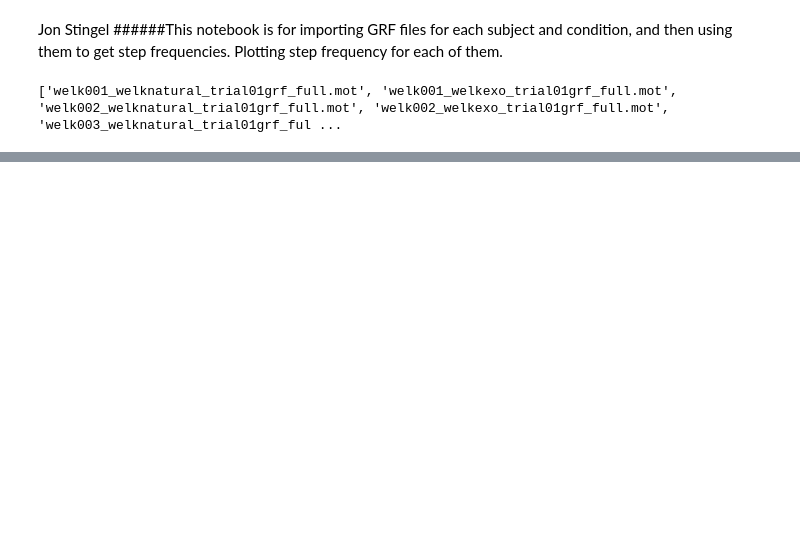
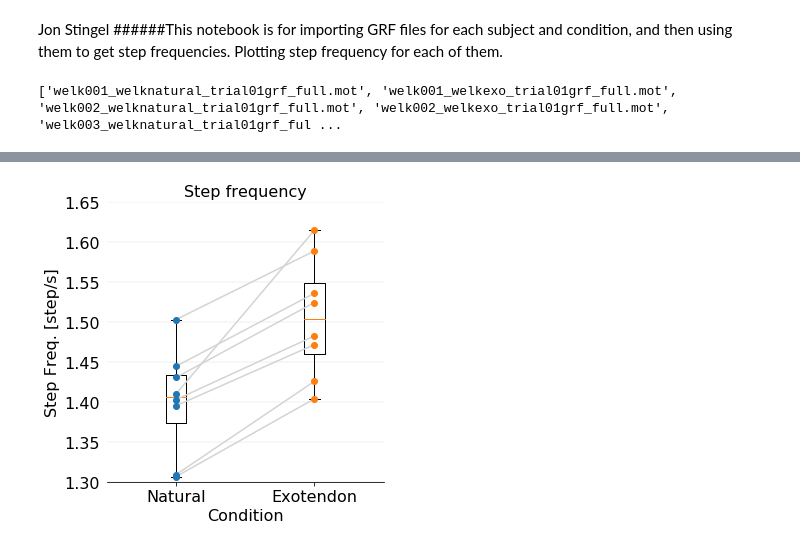
Before and after one commit to stingjp/muscleEnergyModel, a Jupyter notebook: grfToStepFrequency.ipynb, the cells around one changed output, grey strips where cells are left out. Drawn from its saved outputs; the diff is of its cells as text; code cells hidden in the pictures; blank space fills up the shorter version.

```diff
--- a/grfToStepFrequency.ipynb
+++ b/grfToStepFrequency.ipynb
@@ -118,0 +129,49 @@ print(stride_df)
+# %%
+
+# set up data
+natural_steps = np.array(stride_df[stride_df['condname'] == 'welknatural']['stridefreq'])
+exo_steps = np.array(stride_df[stride_df['condname'] == 'welkexo']['stridefreq'])
+# %%
+# figure out how to plot stride frequencies (percents or just each one)
+# gotta be percents sincea everyone is different
+fig, ax = plt.subplots(figsize=(5,5))
+
+# remove borders except bottom
+ax.spines['top'].set_visible(False)
+ax.spines['right'].set_visible(False)
+ax.spines['left'].set_visible(False)
+
+# Remove y-axis tick marks
+ax.yaxis.set_ticks_position('none')
+
+# Add major gridlines in the y-axis
+ax.grid(color='grey', axis='y', linestyle='-', linewidth=0.25, alpha=0.5)
+
+# set title
+ax.set_title('Step frequency', fontsize=16)
+ax.set_ylim([1.30,1.65])
+ax.set_ylabel('Step Freq. [step/s]', fontsize=16)
+ax.set_xlabel('Condition', fontsize=16)
+
+ax.tick_params(axis='both', labelsize=16)
+
+# set up the plotting data
+dataset = [natural_steps, exo_steps]
+labels = ['Natural','Exotendon']
+
+# plot
+for i in range(len(natural_steps)):
+    tempnat = natural_steps[i]
+    tempexo = exo_steps[i]
+    ax.plot([1,2],[tempnat,tempexo],'lightgrey', zorder=2)
+
+ax.boxplot(dataset, labels=labels, zorder=1)
+ax.scatter(np.ones(len(natural_steps)), natural_steps, zorder=3)
+ax.scatter(2*np.ones(len(exo_steps)), exo_steps, zorder=4)
+plt.tight_layout()
+
+plt.savefig(os.path.join(repobasedir,'..\\analysis\\stepfreq_boxplot_all.png'),
+           dpi=300)
+plt.show()
+# %% [output]
+[figure, added]
```
Also changed, not shown: parts of 9 cells of this notebook.
